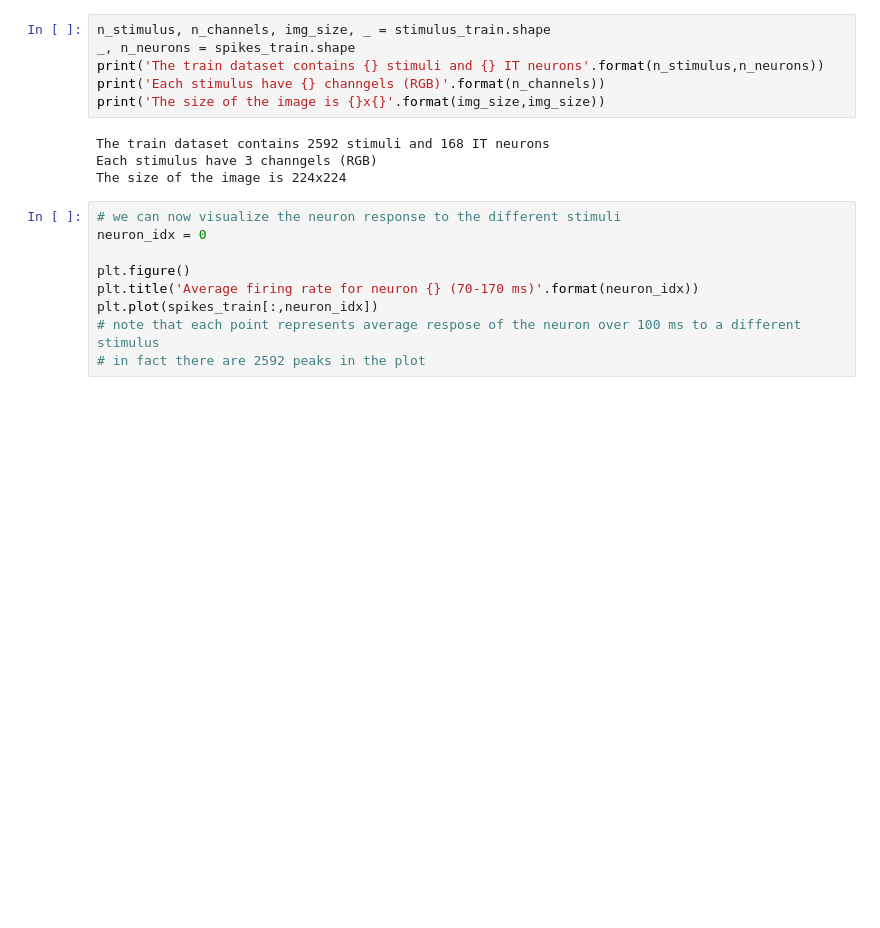
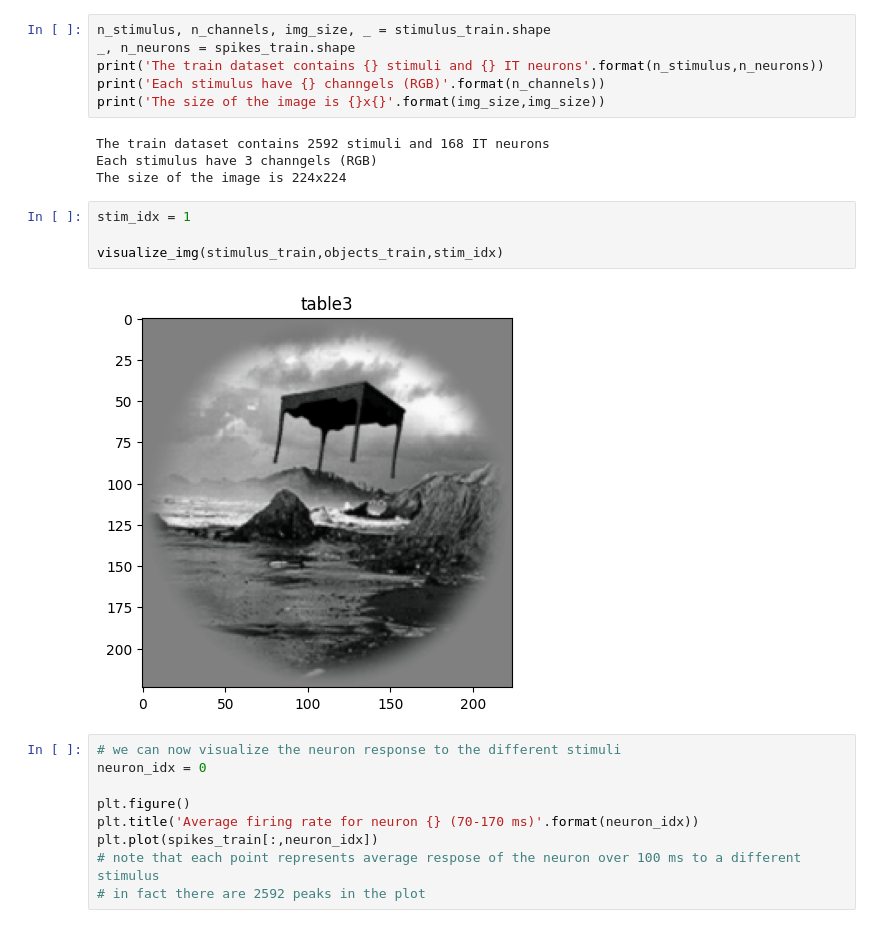
Before and after one commit to ernestoBocini/Brain-Like-Computation-Project, a Jupyter notebook: week5.ipynb, the cells around one changed output. Drawn from its saved outputs; the diff is of its cells as text; blank space fills up the shorter version.

```diff
--- a/week5.ipynb
+++ b/week5.ipynb
@@ -43,6 +58,12 @@ print('The size of the image is {}x{}'.format(img_size,img_size))
 The train dataset contains 2592 stimuli and 168 IT neurons
 Each stimulus have 3 channgels (RGB)
 The size of the image is 224x224
+# %%
+stim_idx = 1
+
+visualize_img(stimulus_train,objects_train,stim_idx)
+# %% [output]
+[figure, added]
 # %%
 # we can now visualize the neuron response to the different stimuli
 neuron_idx = 0
```
Also changed, not shown: parts of 13 cells of this notebook, 1 other file.
